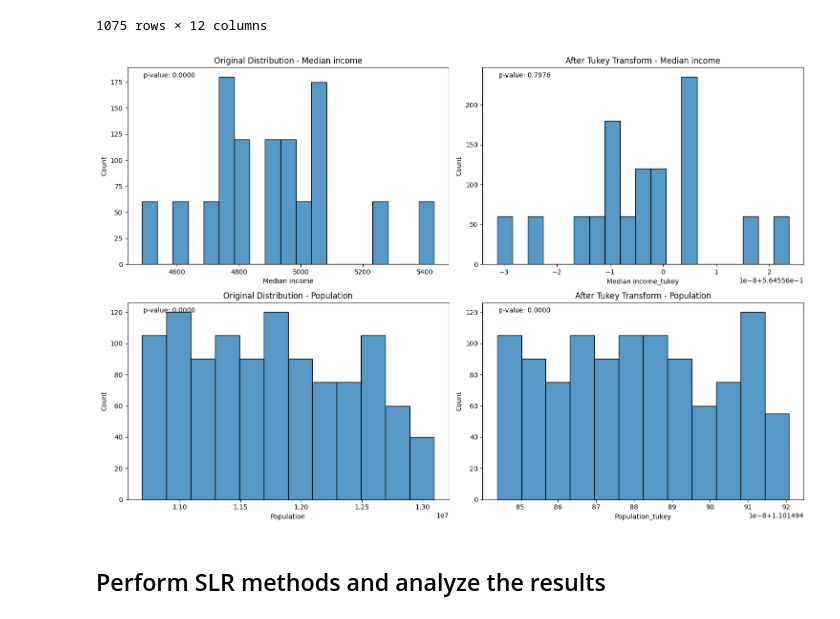
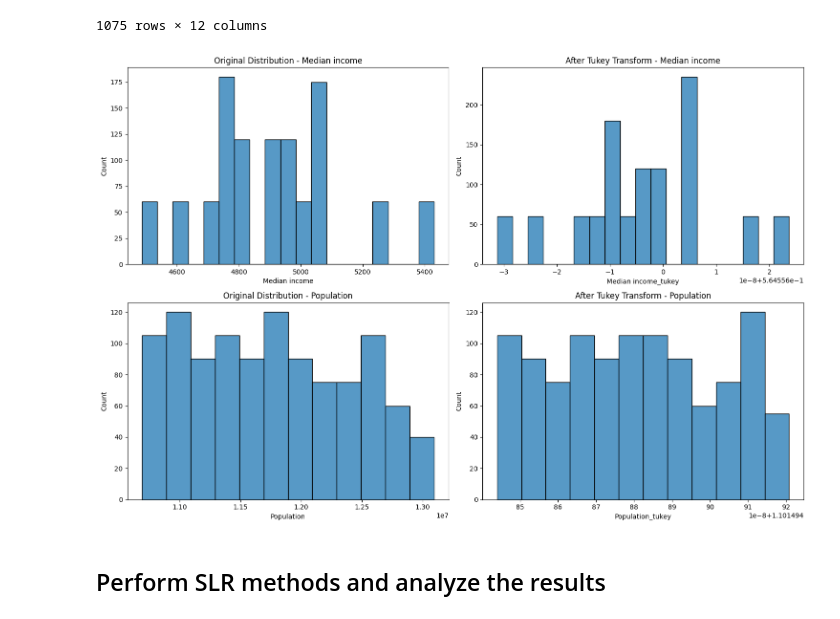
Before and after one commit to Jianting-Selina/PROG8430-1, a Jupyter notebook: workshop4.ipynb, the cells around one changed output. Drawn from its saved outputs; the diff is of its cells as text; code cells hidden in the pictures.

```diff
--- a/workshop4.ipynb
+++ b/workshop4.ipynb
@@ -193,38 +193,35 @@ after_tukey
 import pandas as pd
 import numpy as np
 from scipy import stats
 import matplotlib.pyplot as plt
 import seaborn as sns
 
 def plot_distributions(df, numeric_columns):
    n_cols = len(numeric_columns)
    fig, axs = plt.subplots(n_cols, 2, figsize=(15, 5*n_cols))
 
    for idx, col in enumerate(numeric_columns):
        # original data
        sns.histplot(data=df[col], ax=axs[idx,0])
        axs[idx,0].set_title(f'Original Distribution - {col}')
 
        # Tukey
        sns.histplot(data=df[f'{col}_tukey'], ax=axs[idx,1])
        axs[idx,1].set_title(f'After Tukey Transform - {col}')
 
        # normalized test
        stat_orig, p_orig = stats.normaltest(df[col])
        stat_tukey, p_tukey = stats.normaltest(df[f'{col}_tukey'])
 
-       axs[idx,0].text(0.05, 0.95, f'p-value: {p_orig:.4f}',
-                      transform=axs[idx,0].transAxes)
-       axs[idx,1].text(0.05, 0.95, f'p-value: {p_tukey:.4f}',
-                      transform=axs[idx,1].transAxes)
+
 
    plt.tight_layout()
    plt.show()
 
 # show result
 plot_distributions(after_tukey, numeric_columns)
 # %% [output]
-[figure, old version]
+[figure, new version]
 # %% [markdown]
 ## Perform SLR methods and analyze the results
 # %%
```
Also changed, not shown: parts of 4 cells of this notebook.
